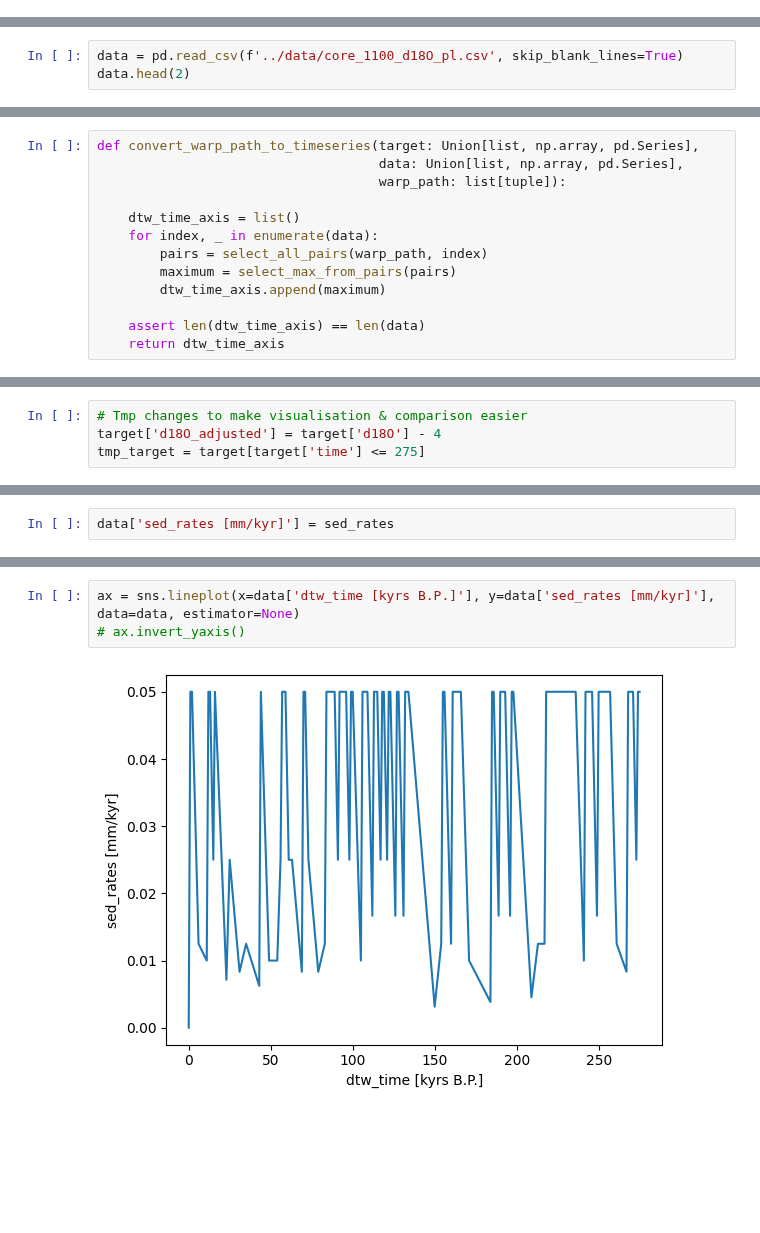
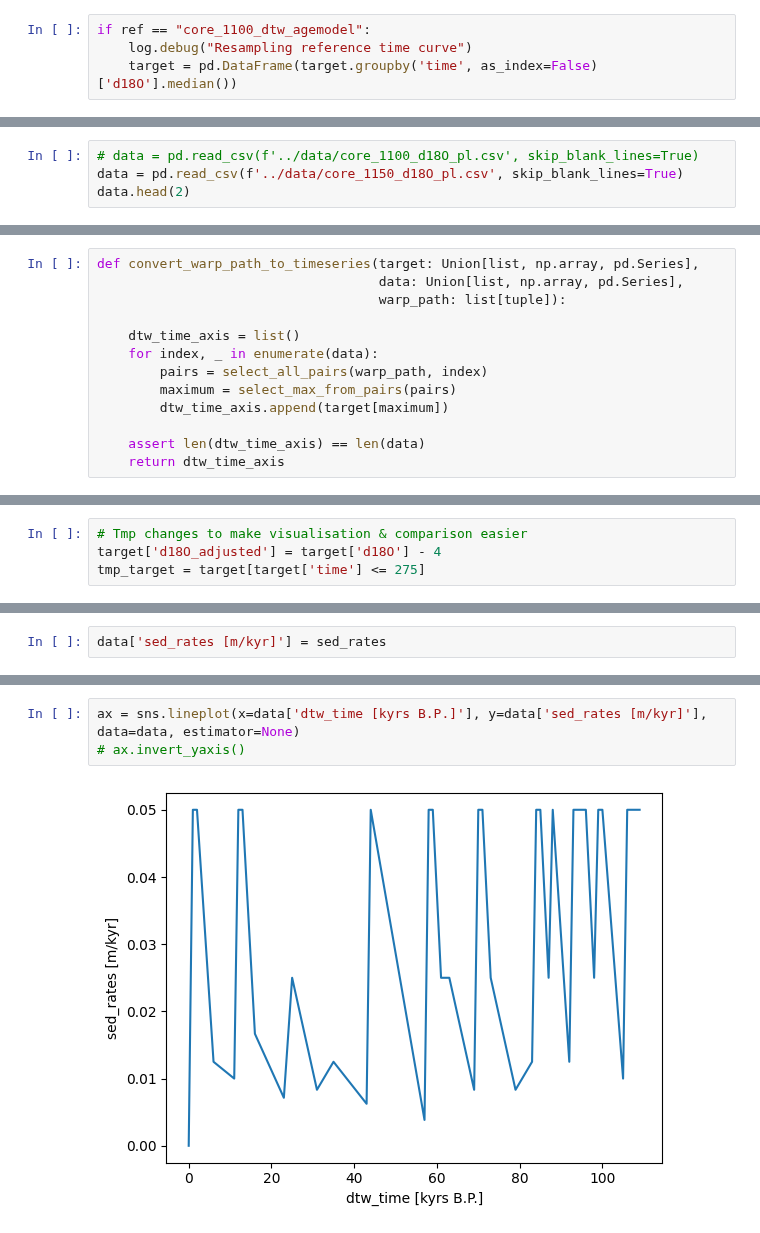
Before and after one commit to andreas-paul/dtw, a Jupyter notebook: src/main-analysis.ipynb, the cells around one changed output, grey strips where cells are left out. Drawn from its saved outputs; the diff is of its cells as text; blank space fills up the shorter version.

```diff
--- a/src/main-analysis.ipynb
+++ b/src/main-analysis.ipynb
@@ -53,0 +50,4 @@ target.head(2)
+# %%
+if ref == "core_1100_dtw_agemodel":
+    log.debug("Resampling reference time curve")
+    target = pd.DataFrame(target.groupby('time', as_index=False)['d18O'].median())
@@ -54,7 +62,8 @@ target.head(2)
 # %% [markdown]
 ##### Load data curve (unknown time interval)
 # %%
-data = pd.read_csv(f'../data/core_1100_d18O_pl.csv', skip_blank_lines=True)
+# data = pd.read_csv(f'../data/core_1100_d18O_pl.csv', skip_blank_lines=True)
+data = pd.read_csv(f'../data/core_1150_d18O_pl.csv', skip_blank_lines=True)
 data.head(2)
 # %% [output]
 |  | depth_m | d18O_pl |
@@ -136,7 +149,7 @@ def convert_warp_path_to_timeseries(target: Union[list, np.array, pd.Series],
     for index, _ in enumerate(data):
         pairs = select_all_pairs(warp_path, index)
         maximum = select_max_from_pairs(pairs)
-        dtw_time_axis.append(maximum)
+        dtw_time_axis.append(target[maximum])
 
     assert len(dtw_time_axis) == len(data)
     return dtw_time_axis
@@ -215,3 +202,3 @@ for i in range(len(data_depth)):
 # %%
-data['sed_rates [mm/kyr]'] = sed_rates
+data['sed_rates [m/kyr]'] = sed_rates
 # %%
@@ -226,5 +213,5 @@ Name: sed_rates [mm/kyr], dtype: float64
 # %%
-ax = sns.lineplot(x=data['dtw_time [kyrs B.P.]'], y=data['sed_rates [mm/kyr]'], data=data, estimator=None)
+ax = sns.lineplot(x=data['dtw_time [kyrs B.P.]'], y=data['sed_rates [m/kyr]'], data=data, estimator=None)
 # ax.invert_yaxis()
 # %% [output]
-[figure, old version]
+[figure, new version]
```
Also changed, not shown: parts of 18 cells of this notebook, 2 other files.
